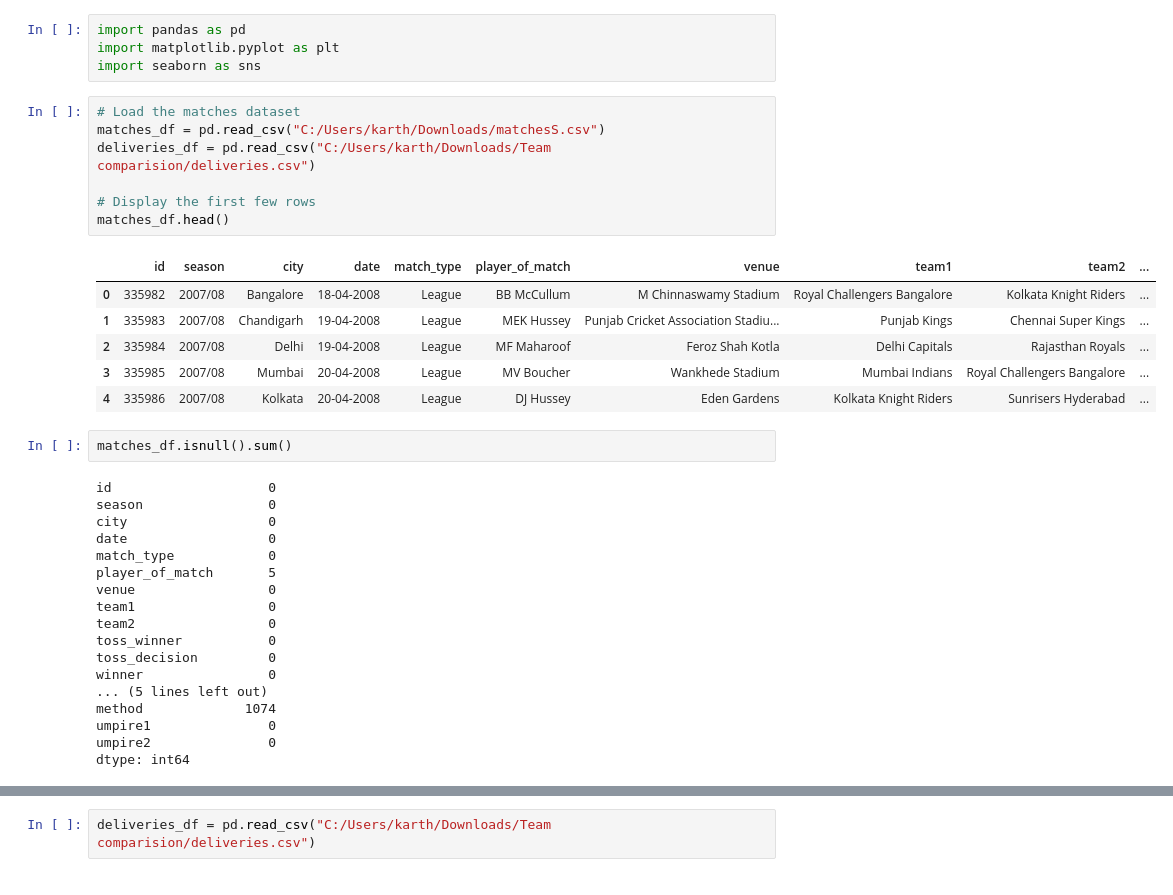
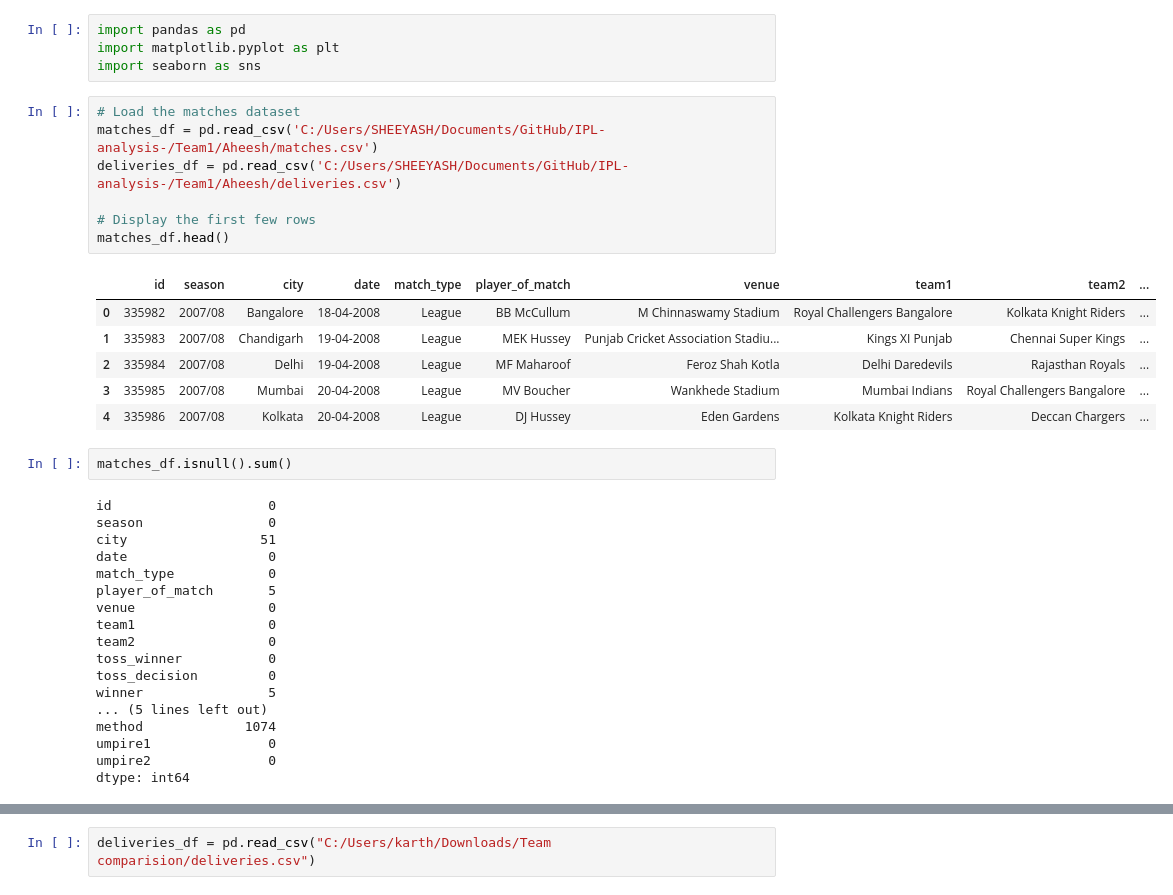
Before and after one commit to shreeafk/IPL-analysis-, a Jupyter notebook: Team1/Aheesh/Teamcomparisionupdated.ipynb, the cells around one changed output, grey strips where cells are left out. Saved outputs shown, nothing was run; the diff lists cells and outputs as text.

```diff
--- a/Team1/Aheesh/Teamcomparisionupdated.ipynb
+++ b/Team1/Aheesh/Teamcomparisionupdated.ipynb
@@ -4,24 +4,24 @@ import matplotlib.pyplot as plt
 import seaborn as sns
 # %%
 # Load the matches dataset
-matches_df = pd.read_csv("C:/Users/karth/Downloads/matchesS.csv")
-deliveries_df = pd.read_csv("C:/Users/karth/Downloads/Team comparision/deliveries.csv")
+matches_df = pd.read_csv('C:/Users/SHEEYASH/Documents/GitHub/IPL-analysis-/Team1/Aheesh/matches.csv')
+deliveries_df = pd.read_csv('C:/Users/SHEEYASH/Documents/GitHub/IPL-analysis-/Team1/Aheesh/deliveries.csv')
 
 # Display the first few rows
 matches_df.head()
 # %% [output]
 |  | id | season | city | date | match_type | player_of_match | venue | team1 | team2 | ... |
 | 0 | 335982 | 2007/08 | Bangalore | 18-04-2008 | League | BB McCullum | M Chinnaswamy Stadium | Royal Challengers Bangalore | Kolkata Knight Riders | ... |
-| 1 | 335983 | 2007/08 | Chandigarh | 19-04-2008 | League | MEK Hussey | Punjab Cricket Association Stadiu... | Punjab Kings | Chennai Super Kings | ... |
-| 2 | 335984 | 2007/08 | Delhi | 19-04-2008 | League | MF Maharoof | Feroz Shah Kotla | Delhi Capitals | Rajasthan Royals | ... |
+| 1 | 335983 | 2007/08 | Chandigarh | 19-04-2008 | League | MEK Hussey | Punjab Cricket Association Stadiu... | Kings XI Punjab | Chennai Super Kings | ... |
+| 2 | 335984 | 2007/08 | Delhi | 19-04-2008 | League | MF Maharoof | Feroz Shah Kotla | Delhi Daredevils | Rajasthan Royals | ... |
 | 3 | 335985 | 2007/08 | Mumbai | 20-04-2008 | League | MV Boucher | Wankhede Stadium | Mumbai Indians | Royal Challengers Bangalore | ... |
-| 4 | 335986 | 2007/08 | Kolkata | 20-04-2008 | League | DJ Hussey | Eden Gardens | Kolkata Knight Riders | Sunrisers Hyderabad | ... |
+| 4 | 335986 | 2007/08 | Kolkata | 20-04-2008 | League | DJ Hussey | Eden Gardens | Kolkata Knight Riders | Deccan Chargers | ... |
 # %%
 matches_df.isnull().sum()
 # %% [output]
 id                    0
 season                0
-city                  0
+city                 51
 date                  0
 match_type            0
 player_of_match       5
@@ -30,7 +30,7 @@ team1                 0
 team2                 0
 toss_winner           0
 toss_decision         0
-winner                0
+winner                5
 ... (5 lines left out)
 method             1074
 umpire1               0
```
Also changed, not shown: parts of 7 cells of this notebook, 25 other files.
